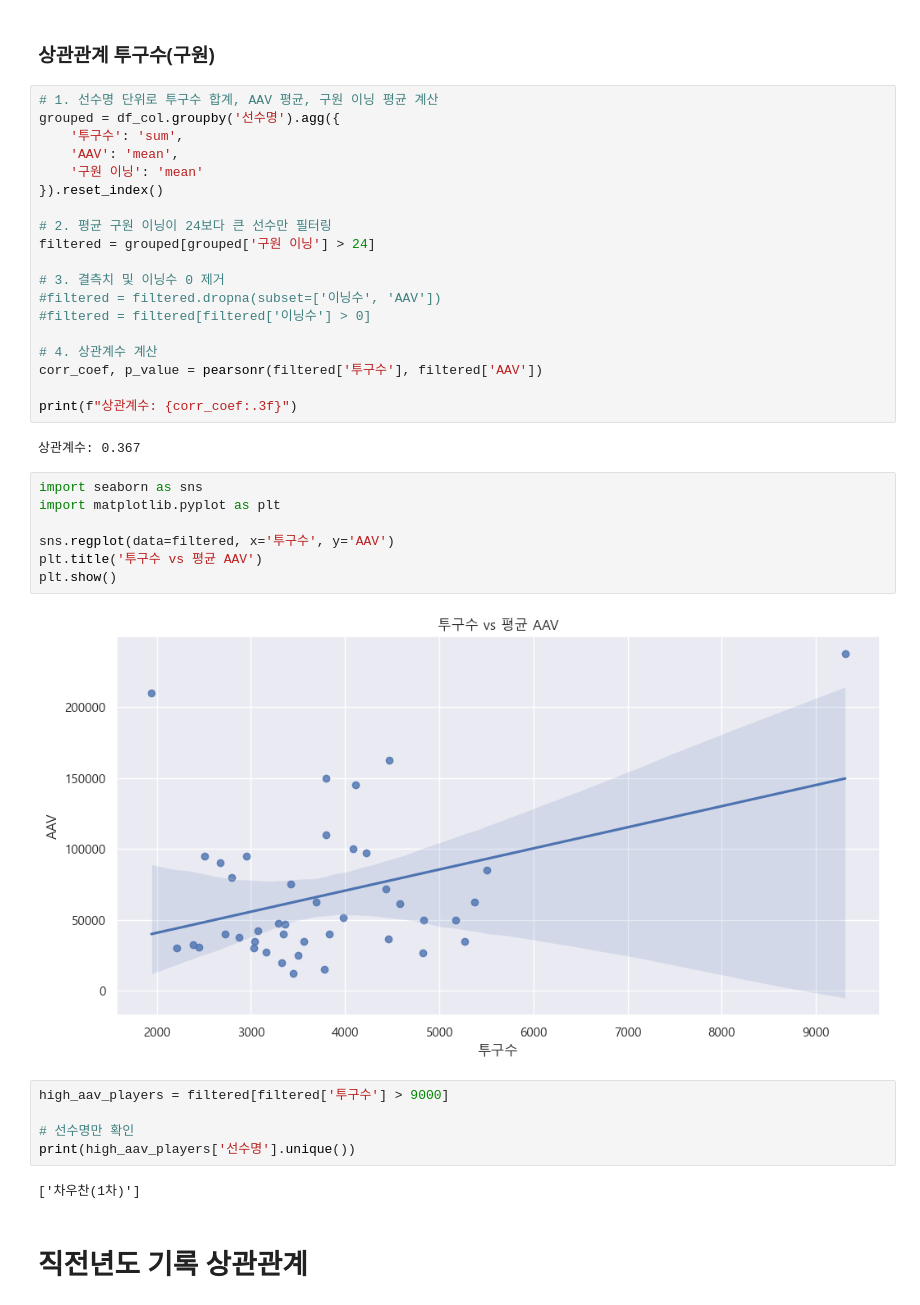
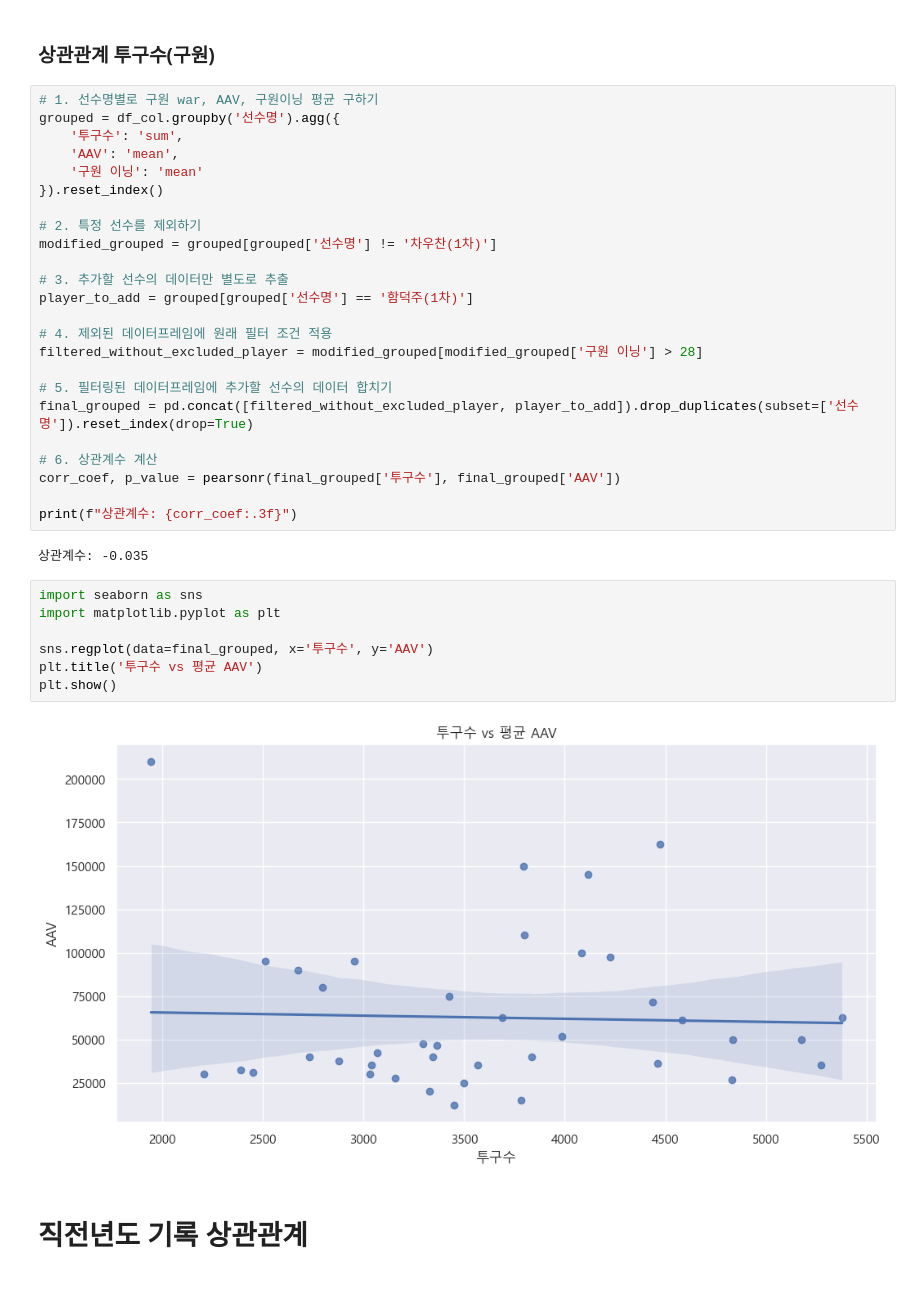
Before and after one commit to choiwj0215/datathon-team-11, a Jupyter notebook: 최우진/EDA_차수.ipynb, the cells around one changed output. Cells and saved outputs as stored; diff of their text form.

```diff
--- a/최우진/EDA_차수.ipynb
+++ b/최우진/EDA_차수.ipynb
@@ -534,42 +747,40 @@ plt.show()
 # %% [markdown]
 ### 상관관계 투구수(구원)
 # %%
-# 1. 선수명 단위로 투구수 합계, AAV 평균, 구원 이닝 평균 계산
+# 1. 선수명별로 구원 war, AAV, 구원이닝 평균 구하기
 grouped = df_col.groupby('선수명').agg({
     '투구수': 'sum',
     'AAV': 'mean',
     '구원 이닝': 'mean'
 }).reset_index()
 
-# 2. 평균 구원 이닝이 24보다 큰 선수만 필터링
-filtered = grouped[grouped['구원 이닝'] > 24]
+# 2. 특정 선수를 제외하기
+modified_grouped = grouped[grouped['선수명'] != '차우찬(1차)']
 
-# 3. 결측치 및 이닝수 0 제거
-#filtered = filtered.dropna(subset=['이닝수', 'AAV'])
-#filtered = filtered[filtered['이닝수'] > 0]
+# 3. 추가할 선수의 데이터만 별도로 추출
+player_to_add = grouped[grouped['선수명'] == '함덕주(1차)']
 
-# 4. 상관계수 계산
-corr_coef, p_value = pearsonr(filtered['투구수'], filtered['AAV'])
+# 4. 제외된 데이터프레임에 원래 필터 조건 적용
+filtered_without_excluded_player = modified_grouped[modified_grouped['구원 이닝'] > 28]
+
+# 5. 필터링된 데이터프레임에 추가할 선수의 데이터 합치기
+final_grouped = pd.concat([filtered_without_excluded_player, player_to_add]).drop_duplicates(subset=['선수명']).reset_index(drop=True)
+
+# 6. 상관계수 계산
+corr_coef, p_value = pearsonr(final_grouped['투구수'], final_grouped['AAV'])
 
 print(f"상관계수: {corr_coef:.3f}")
 # %% [output]
-상관계수: 0.367
+상관계수: -0.035
 # %%
 import seaborn as sns
 import matplotlib.pyplot as plt
 
-sns.regplot(data=filtered, x='투구수', y='AAV')
+sns.regplot(data=final_grouped, x='투구수', y='AAV')
 plt.title('투구수 vs 평균 AAV')
 plt.show()
 # %% [output]
-[figure, old version]
+[figure, new version]
-# %%
-high_aav_players = filtered[filtered['투구수'] > 9000]
-
-# 선수명만 확인
-print(high_aav_players['선수명'].unique())
-# %% [output]
-['차우찬(1차)']
 # %% [markdown]
 # 직전년도 기록 상관관계
 # %% [markdown]
```
Also changed, not shown: parts of 40 cells of this notebook, 1 other file.
